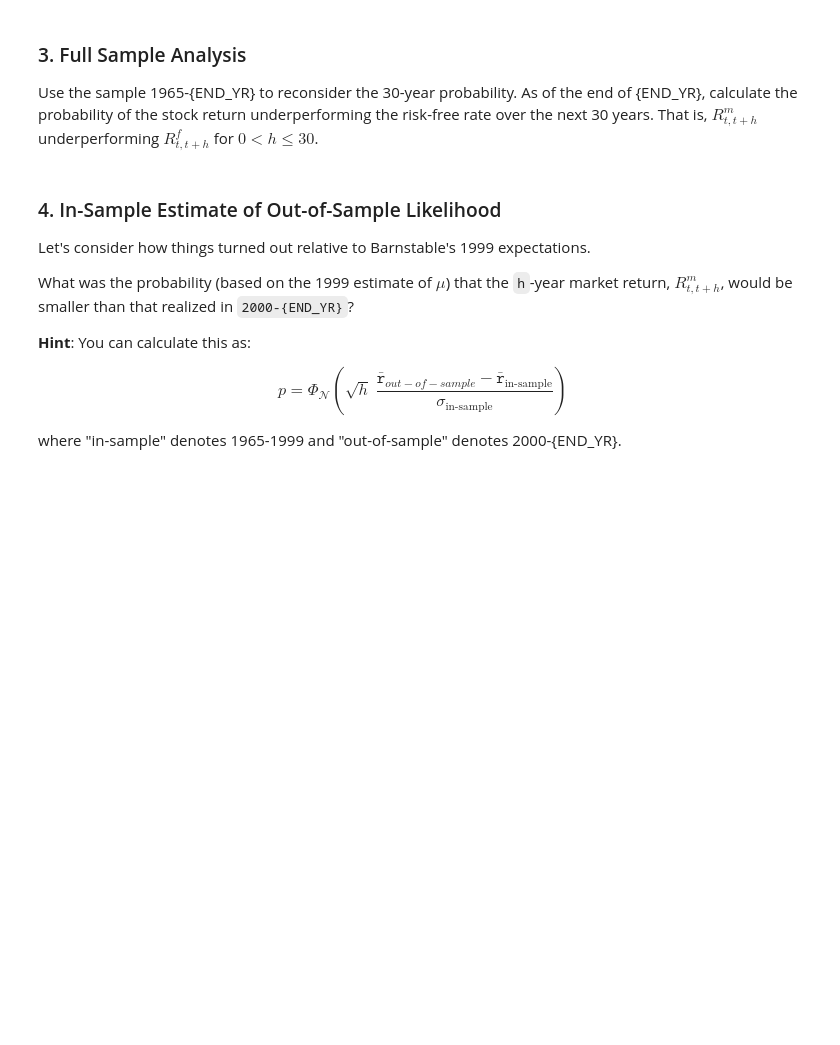
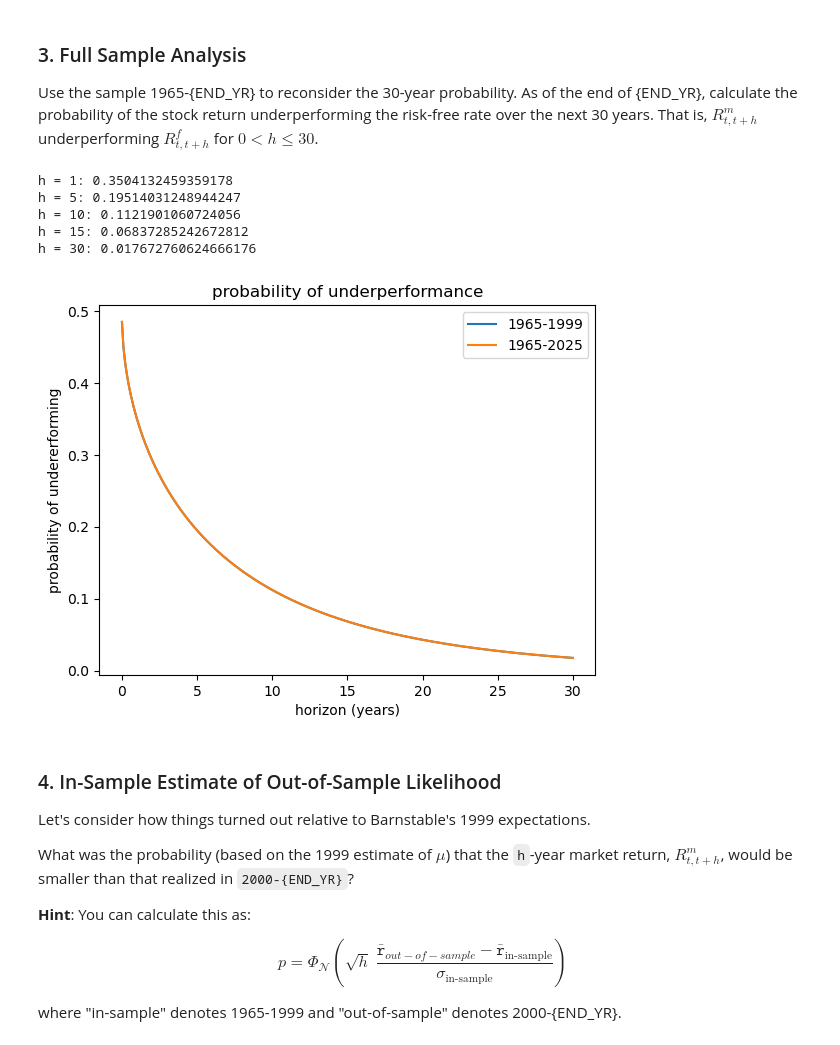
Before and after one commit to forddendorf/finm36700_group1A, a Jupyter notebook: Portfolio_hw3.ipynb, the cells around one changed output. Drawn from its saved outputs; the diff is of its cells as text; code cells hidden in the pictures; blank space fills up the shorter version.

```diff
--- a/Portfolio_hw3.ipynb
+++ b/Portfolio_hw3.ipynb
@@ -152,6 +152,35 @@ plt.show()
 ### 3. Full Sample Analysis
 
 Use the sample 1965-{END_YR} to reconsider the 30-year probability. As of the end of {END_YR}, calculate the probability of the stock return underperforming the risk-free rate over the next 30 years. That is, $R^m_{t,t+h}$ underperforming $R^f_{t,t+h}$ for $0<h\le 30$.
+# %%
+sample_65to25 = barnstable[(barnstable['date'].dt.year >= 1965) & (barnstable['date'].dt.year <= 2025)]
+
+def calc_prob_65to25(h):
+    mu_65to25 = sample_65to25['log rm excess'].mean() * 12
+    sd_65to25 = sample_65to25['log rm excess'].std() * np.sqrt(12)
+    L = (np.sqrt(h) *(0 - mu_65to25)) / sd_65to25
+    return norm.cdf(L)
+# %%
+for h in [1, 5, 10, 15, 30]:
+    print(f"h = {h}: {calc_prob_65to25(h)}")
+# %% [output]
+h = 1: 0.3504132459359178
+h = 5: 0.19514031248944247
+h = 10: 0.1121901060724056
+h = 15: 0.06837285242672812
+h = 30: 0.017672760624666176
+# %%
+# Plot for 0 < h <= 30, with the 1965-1999 curve for comparison
+h = np.linspace(0.01, 30, 300)
+plt.plot(h, calc_prob_65to25(h), label='1965-1999')
+plt.plot(h, calc_prob_65to25(h), label='1965-2025')
+plt.xlabel('horizon (years)')
+plt.ylabel('probability of undererforming')
+plt.title('probability of underperformance')
+plt.legend()
+plt.show()
+# %% [output]
+[figure, added]
 # %% [markdown]
 ### 4. In-Sample Estimate of Out-of-Sample Likelihood
 
```
